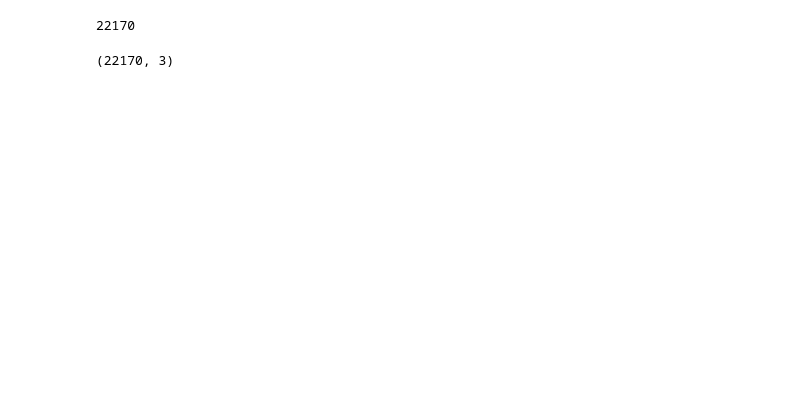
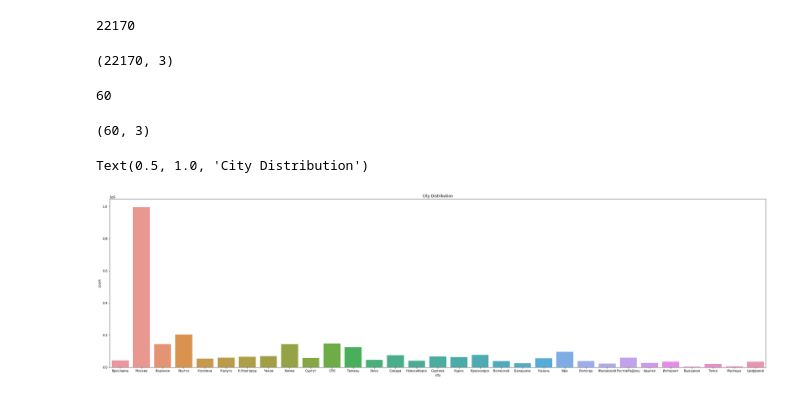
Before and after one commit to alsing/Predict-Future-Sales, a Jupyter notebook: notebooks/Initial.ipynb, the cells around one changed output. Cells and saved outputs as stored; diff of their text form; code cells hidden in the pictures; blank space fills up the shorter version.

```diff
--- a/notebooks/Initial.ipynb
+++ b/notebooks/Initial.ipynb
@@ -136,3 +136,16 @@ items.shape
 # %% [output]
 22170
 (22170, 3)
+# %%
+print(shops.shop_name.nunique())
+shops.shape
+# %% [output]
+60
+(60, 3)
+# %%
+fig = plt.figure(figsize=(38, 10))
+sns.countplot(x='city', data=data)
+plt.title('City Distribution')
+# %% [output]
+Text(0.5, 1.0, 'City Distribution')
+[figure, added]
```
Also changed, not shown: parts of 11 cells of this notebook.
